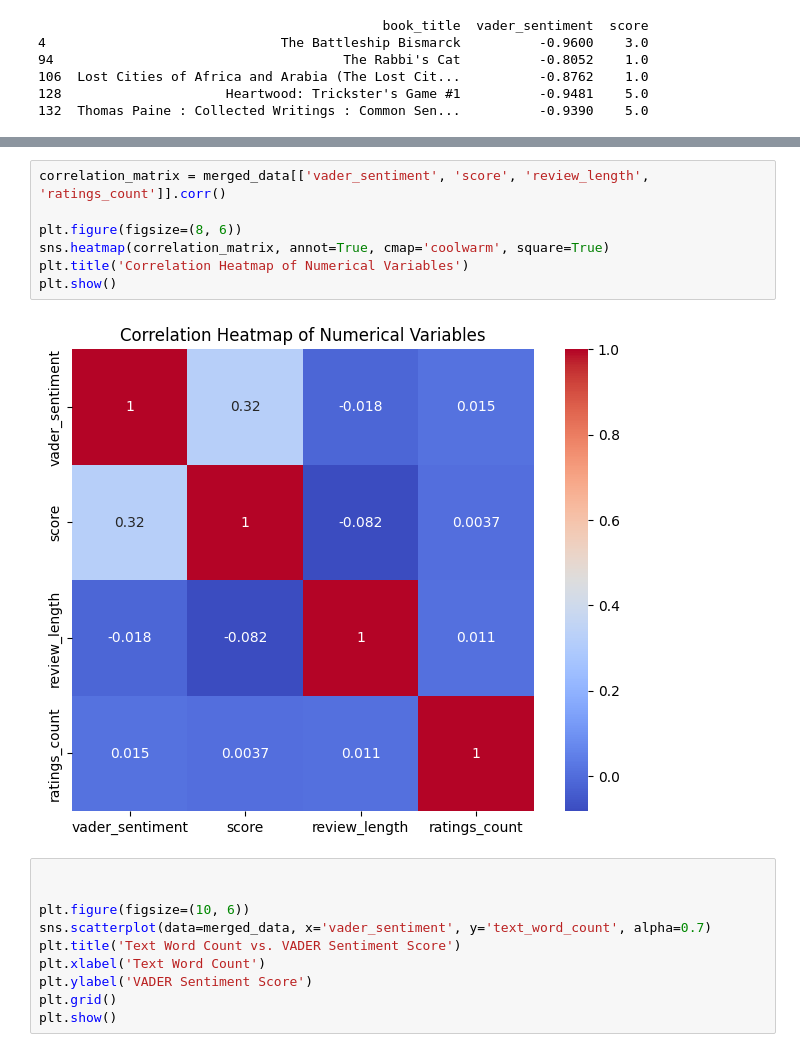
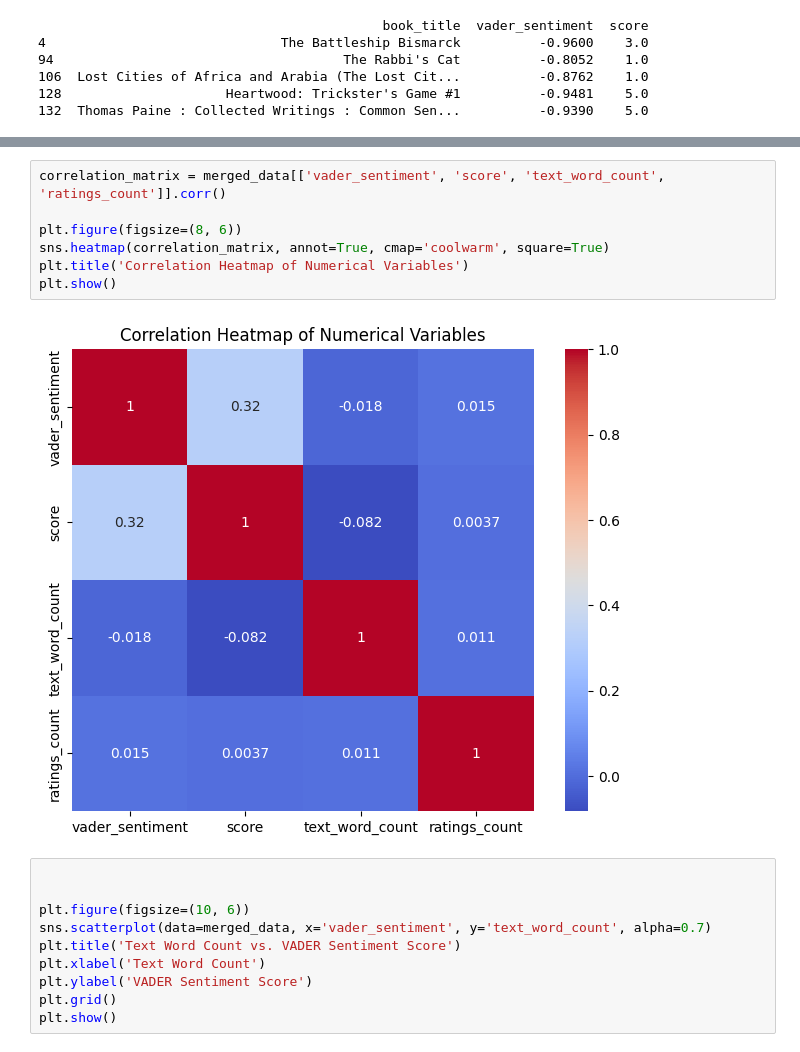
Before and after one commit to Monty-2003/DS_project1, a Jupyter notebook: SCRIPTS/sentiment_analysis.ipynb, the cells around one changed output, grey strips where cells are left out. Saved outputs shown, nothing was run; the diff lists cells and outputs as text.

```diff
--- a/SCRIPTS/sentiment_analysis.ipynb
+++ b/SCRIPTS/sentiment_analysis.ipynb
@@ -199,12 +199,12 @@ plt.show()
 # %%
-correlation_matrix = merged_data[['vader_sentiment', 'score', 'review_length', 'ratings_count']].corr()
+correlation_matrix = merged_data[['vader_sentiment', 'score', 'text_word_count', 'ratings_count']].corr()
 
 plt.figure(figsize=(8, 6))
 sns.heatmap(correlation_matrix, annot=True, cmap='coolwarm', square=True)
 plt.title('Correlation Heatmap of Numerical Variables')
 plt.show()
 # %% [output]
-[figure, old version]
+[figure, new version]
 # %%
 
 
```
Also changed, not shown: parts of 11 cells of this notebook.
